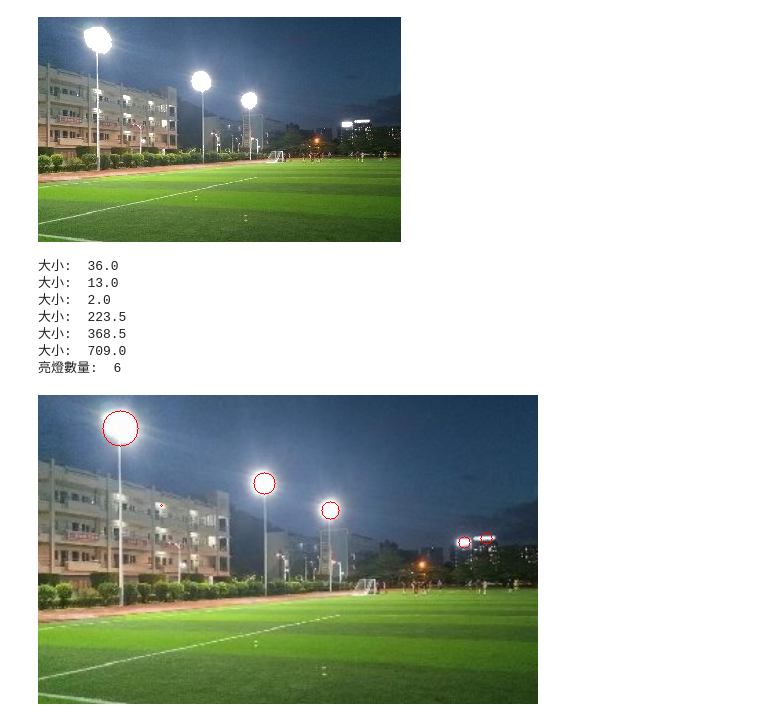
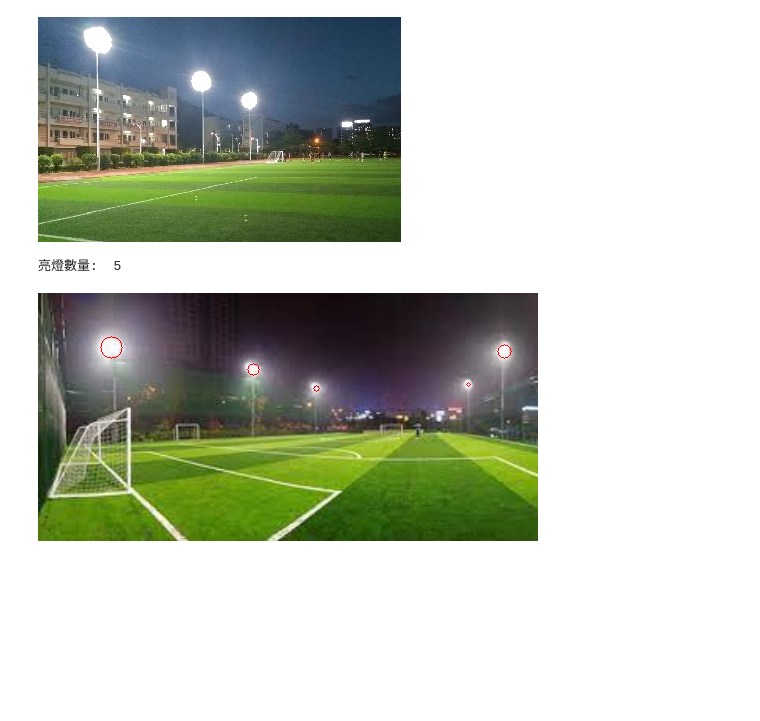
Before and after one commit to syuan0525/image_process, a Jupyter notebook: image_process3.ipynb, the cells around one changed output. Cells and saved outputs as stored; diff of their text form; code cells hidden in the pictures; blank space fills up the shorter version.

```diff
--- a/image_process3.ipynb
+++ b/image_process3.ipynb
@@ -133,48 +133,42 @@ def resize(picture,weight):
   picture2 = cv2.resize(picture, (w,h))
   return picture2
 
-pic1 = cv2.imread("p1.jpg",1)
+pic1 = cv2.imread("p5.jpg",1)
 pic1 = resize(pic1, 500)
 pic2 = cv2.inRange(pic1, (240,240,240),(255,255,255))
 # pic2 = cv2.dilate(pic2, np.ones((5,5)))
-pic2 = cv2.morphologyEx(pic2,cv2.MORPH_OPEN,np.ones((2,2)))
+pic2 = cv2.morphologyEx(pic2, cv2.MORPH_CLOSE, np.ones((2,2)))
 
 # cv2_imshow(pic1)
 # cv2_imshow(pic2)
 # 取得輪廓
 # 輪廓點, 輪廓階層資料=cv2.findContours(圖像變數(灰階圖像),類型,方法) 黑白圖為主
 scr , date = cv2.findContours(pic2, cv2.RETR_TREE, cv2.CHAIN_APPROX_NONE)
 # 繪製輪廓
 # cv2.drawContours(圖像變數,存取全部輪廓的變數,要繪製的輪廓索引,顏色,粗細)
 # cv2.drawContours(pic1, scr, -1, (0,0,255),2)  # -1:代表全部
 # print("輪廓數量: ",len(scr))
 # 取得包覆指定輪廓點的最小正矩形
 bright = 0
 for i in range(0,len(scr),1):
   (x, y), radius = cv2.minEnclosingCircle(scr[i])
   center = (int(x), int(y))
   radius = int(radius)
   area = cv2.contourArea(scr[i])  # 輪廓面積
-  print("大小: ", area)
-  # if not area < 100:
-  cv2.circle(pic1, center, radius, (0, 0, 255), 1)
-  bright += 1
+  # print("大小: ", area)
+  if not area < 10:
+    cv2.circle(pic1, center, radius, (0, 0, 255), 1)
+    bright += 1
 
 # for i in range(0,len(scr),1):
 #   x, y, w, h = cv2.boundingRect(scr[i])
 #   area = w * h
 #   if not area < 20:
 #   # X座標, Y座標, 寬度, 高度 =cv2.boundingRect(指定的輪廓)
 #     cv2.rectangle(pic1, (x,y), (x+w,y+h),(0,0,255), 2)
 #     bright += 1
 print("亮燈數量: ",bright)
 cv2_imshow(pic1)
 # %% [output]
-大小:  36.0
-大小:  13.0
-大小:  2.0
-大小:  223.5
-大小:  368.5
-大小:  709.0
-亮燈數量:  6
+亮燈數量:  5
-[figure, old version]
+[figure, new version]
```
